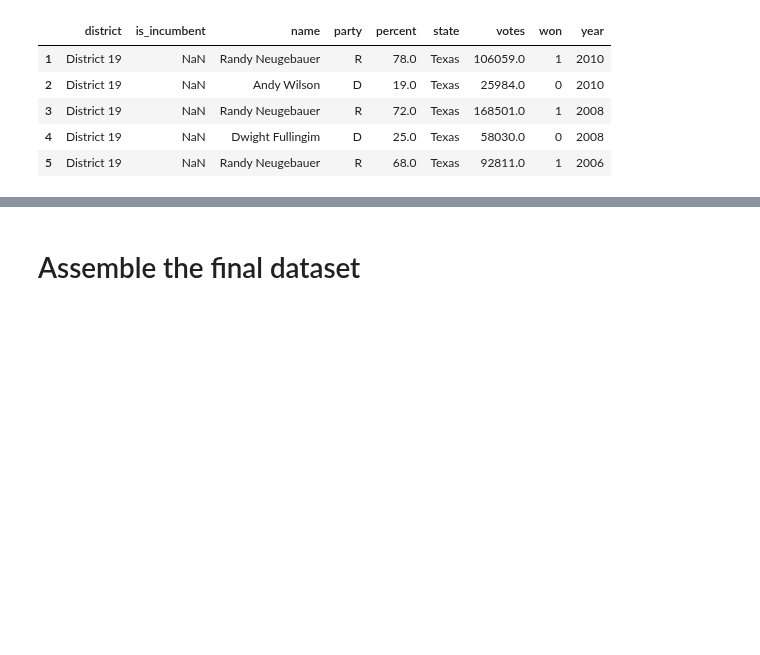
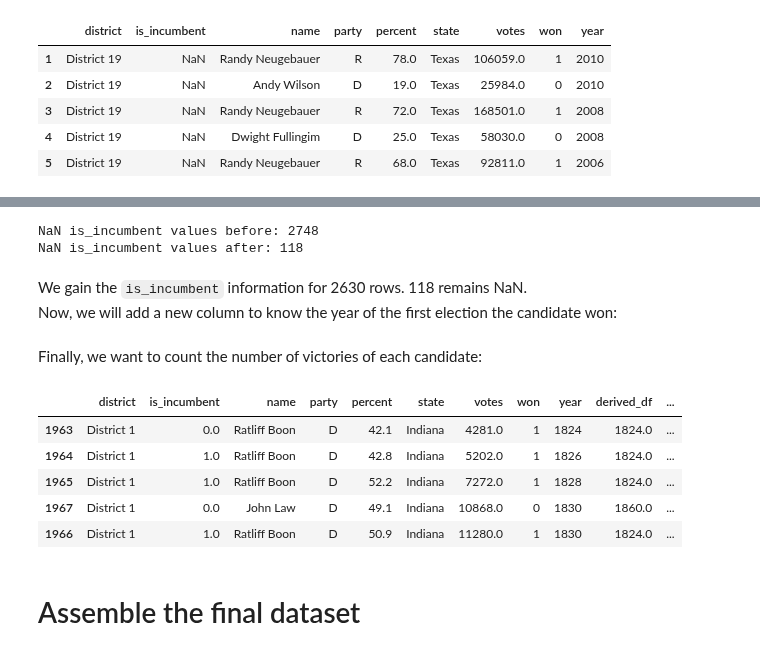
Before and after one commit to pmary/harvard_E-109A_final, a Jupyter notebook: crawler.ipynb, the cells around one changed output, grey strips where cells are left out. Drawn from its saved outputs; the diff is of its cells as text; code cells hidden in the pictures; blank space fills up the shorter version.

Commit message:
Add the imput and derive section

```diff
--- a/crawler.ipynb
+++ b/crawler.ipynb
@@ -877,3 +871,74 @@ display(merged_df.head())
+# %%
+derived_df = merged_df.copy()
+derived_df = derived_df.sort_values(by=['year'])
+
+# Number of NaN values for the `is_incumbent` col
+print('NaN is_incumbent values before:', derived_df['is_incumbent'].isna().sum())
+
+def check_if_is_incumbent(row):
+    is_incumbent = row['is_incumbent']
+
+    # Check if there is a previous election for this state, district and candidate
+    prev_year = row['year'] - 2
+    prev_year_row = derived_df.loc[(derived_df['state'] == row['state']) & (derived_df['district'] == row['district']) & (derived_df['name'] == row['name']) & (derived_df['year'] == prev_year)]
+
+    # If the row has NaN for the col `is_incumbent` and the candidate won the last election
+    if np.isnan(row['is_incumbent']) and prev_year_row.empty is False and prev_year_row['won'].values[0] == 1:
+        is_incumbent = 1
+    # If the candidate lose the last elections, it is likely he isn't the incumbent
+    elif np.isnan(row['is_incumbent']) and prev_year_row.empty is False and prev_year_row['won'].values[0] == 0:
+        is_incumbent
+    # If the candidate didn't participate to the last election,
+    # we can safely assume he isn't the incumbent
+    elif np.isnan(row['is_incumbent']) and prev_year_row.empty:
+        is_incumbent = 0
+
+    return is_incumbent
+
+# Check if the candidate has already been elected the past year (and so is an incumbent)
+derived_df['is_incumbent'] = derived_df.apply(check_if_is_incumbent, axis=1)
+
+print('NaN is_incumbent values after:', derived_df['is_incumbent'].isna().sum())
+# %% [output]
+NaN is_incumbent values before: 2748
+NaN is_incumbent values after: 118
+# %% [markdown]
+We gain the `is_incumbent` information for 2630 rows. 118 remains NaN.
+Now, we will add a new column to know the year of the first election the candidate won:
+# %%
+def get_first_year_elected(row):
+    first_elected = np.NaN
+    # Get the first year the candidate has been elected (if exist)
+    victories = derived_df.loc[(derived_df['state'] == row['state']) & (derived_df['district'] == row['district']) & (derived_df['name'] == row['name']) & (derived_df['won'] == 1)]
+
+    if victories.empty is False:
+        first_elected = victories['year'].min()
+
+    return first_elected
+
+derived_df['first_time_elected'] = derived_df.apply(get_first_year_elected, axis=1)
+# %% [markdown]
+Finally, we want to count the number of victories of each candidate:
+# %%
+def count_victories(row):
+    count_victories = 0
+    victories = derived_df.loc[(derived_df['state'] == row['state']) & (derived_df['district'] == row['district']) & (derived_df['name'] == row['name']) & (derived_df['won'] == 1)]
+
+    if victories.empty is False:
+        count_victories = len(victories)
+
+    return count_victories
+
+derived_df['count_victories'] = derived_df.apply(count_victories, axis=1)
+# %%
+display(derived_df.head())
+# %% [output]
+|  | district | is_incumbent | name | party | percent | state | votes | won | year | derived_df | ... |
+| 1963 | District 1 | 0.0 | Ratliff Boon | D | 42.1 | Indiana | 4281.0 | 1 | 1824 | 1824.0 | ... |
+| 1964 | District 1 | 1.0 | Ratliff Boon | D | 42.8 | Indiana | 5202.0 | 1 | 1826 | 1824.0 | ... |
+| 1965 | District 1 | 1.0 | Ratliff Boon | D | 52.2 | Indiana | 7272.0 | 1 | 1828 | 1824.0 | ... |
+| 1967 | District 1 | 0.0 | John Law | D | 49.1 | Indiana | 10868.0 | 0 | 1830 | 1860.0 | ... |
+| 1966 | District 1 | 1.0 | Ratliff Boon | D | 50.9 | Indiana | 11280.0 | 1 | 1830 | 1824.0 | ... |
 # %% [markdown]
 # Assemble the final dataset
 # %%
```
Also changed, not shown: parts of 3 cells of this notebook.
